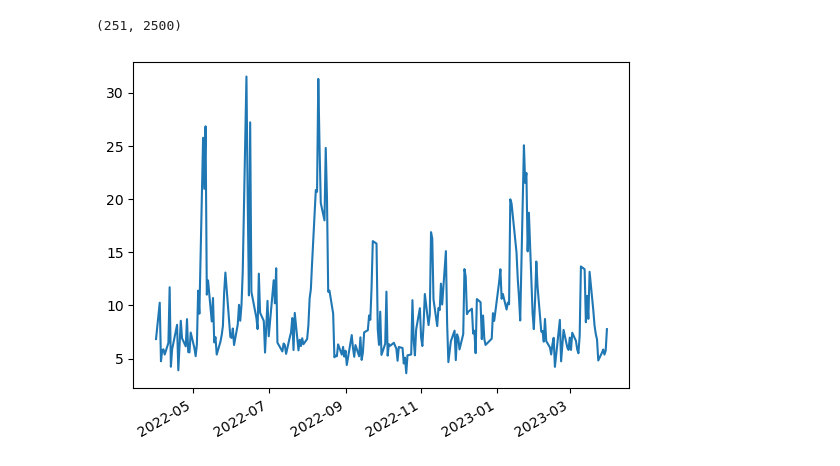
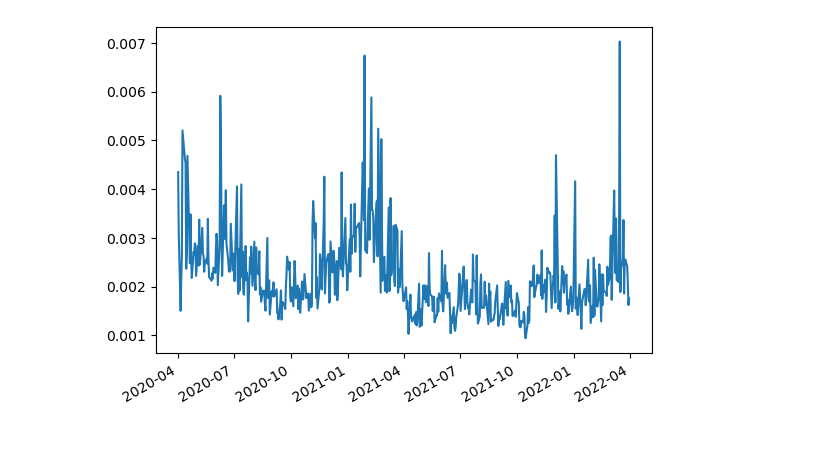
Before and after one commit to JimmyGoo/6000proj2, a Jupyter notebook: lstm.ipynb, the cells around one changed output. Saved outputs shown, nothing was run; the diff lists cells and outputs as text; code cells hidden in the pictures.

```diff
--- a/lstm.ipynb
+++ b/lstm.ipynb
@@ -163,3 +128,4 @@ y_test.shape
 # %%
+y_pred_train = lstm_cov.predict(X)
 y_pred_test = lstm_cov.predict(X_test)
 # %% [output]
@@ -167,26 +134,4 @@ y_pred_test = lstm_cov.predict(X_test)
-# %%
-y_pred_test.shape
-# %% [output]
-(251, 2500)
-# %%
-import numpy as np
-import seaborn as sns
-import pandas as pd
-import matplotlib.pyplot as plt
-from loguru import logger
-
-def plot_mse(pred: pd.DataFrame, gt: pd.DataFrame, index: [pd.Timestamp]) -> plt.Axes:
-    if pred.shape != gt.shape:
-        logger.error('Index not match for pred and gt')
-        raise ValueError('Index not match for pred and gt')
-
-
-    mse_by_time = ((pred - gt) ** 2).sum(axis=1)
-    mse_df = pd.Series(mse_by_time, index=index)
-    mse_df.index = pd.to_datetime(mse_df.index)
-    plot = mse_df.plot.line()
-    return plot, mse_df
-# %%
-ax, mse_df = plot_mse(y_pred_test, y_test, test_index)
-# %% [output]
-[figure, removed]
+# %%
+ax_train, mse_df_train = plot_mse(y_pred_train, y, train_index)
+# %% [output]
+[figure, added]
```
Also changed, not shown: parts of 23 cells of this notebook, 4 other files.
